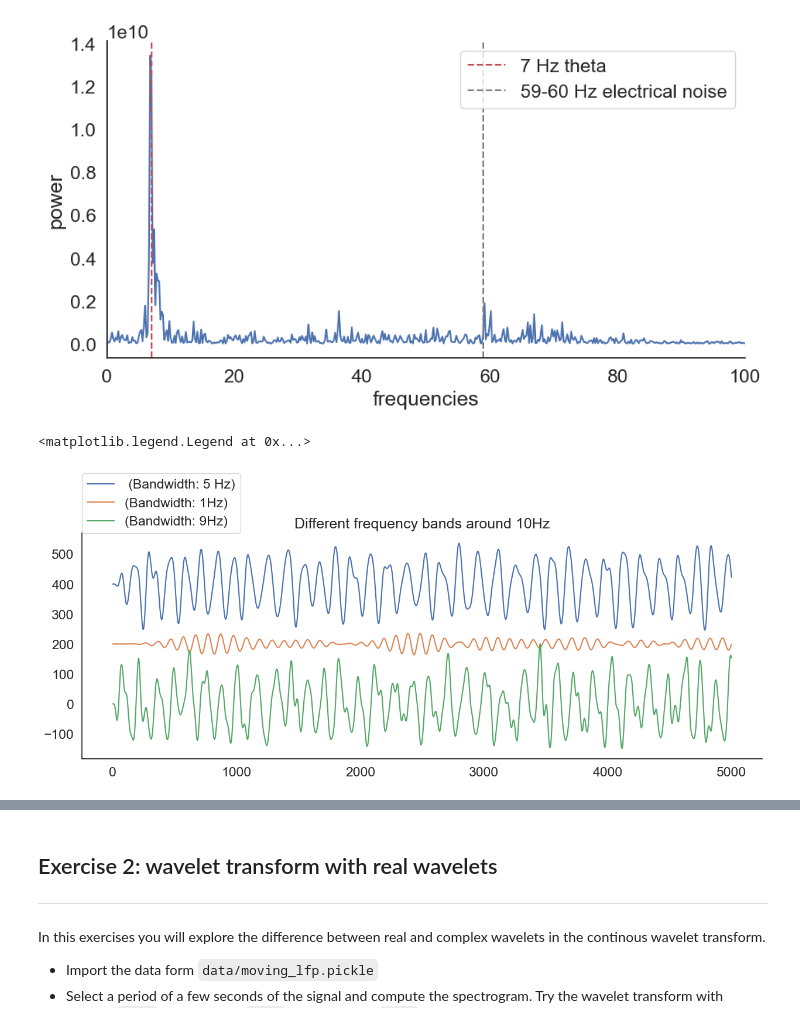
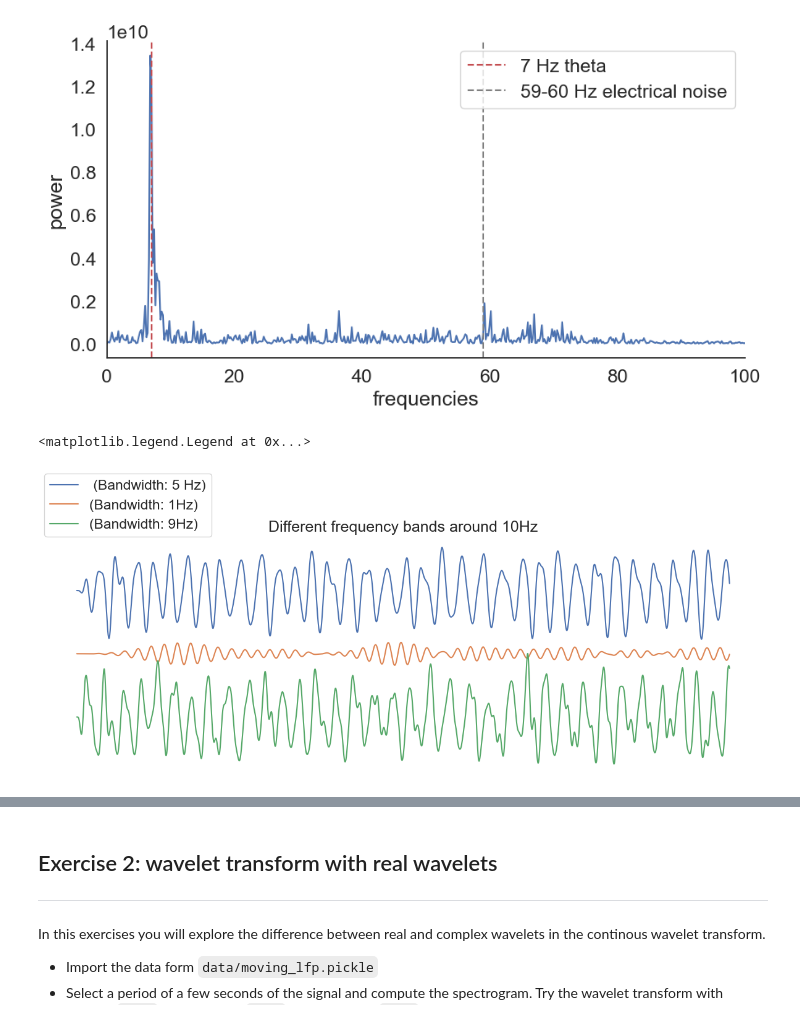
Before and after one commit to OrfeasGD/Neuranal, a Jupyter notebook: LFP_Orfeas.ipynb, the cells around one changed output, grey strips where cells are left out. Cells and saved outputs as stored; diff of their text form; code cells hidden in the pictures.

```diff
--- a/LFP_Orfeas.ipynb
+++ b/LFP_Orfeas.ipynb
@@ -78,20 +78,20 @@ plt.legend()
 # %%
 #Filters in different frequency bands with lf.bandpass and central frequency 10Hz
 
 five = lf.bandpass_filter(lfp2,low_f=5,high_f=15, sampling_rate=sampling_rate)
 one = lf.bandpass_filter(lfp2,low_f=9,high_f=11, sampling_rate=sampling_rate)
 nine= lf.bandpass_filter(lfp2,low_f=1,high_f=19, sampling_rate=sampling_rate)
 
 plot_offset = 200
 
 plt.figure(figsize=(15,5))
 plt.plot(five[:5000]+2*plot_offset,label=' (Bandwidth: 5 Hz)')
 plt.plot(one[:5000]+plot_offset,label = '(Bandwidth: 1Hz)')
 plt.plot(nine[:5000],label = '(Bandwidth: 9Hz)')
 plt.title('Different frequency bands around 10Hz')
 
-#plt.axis('off')
+plt.axis('off')
 plt.legend(loc=(0,1))
 # %% [output]
 <matplotlib.legend.Legend at 0x...>
-[figure, old version]
+[figure, new version]
```
Also changed, not shown: parts of 5 cells of this notebook.
